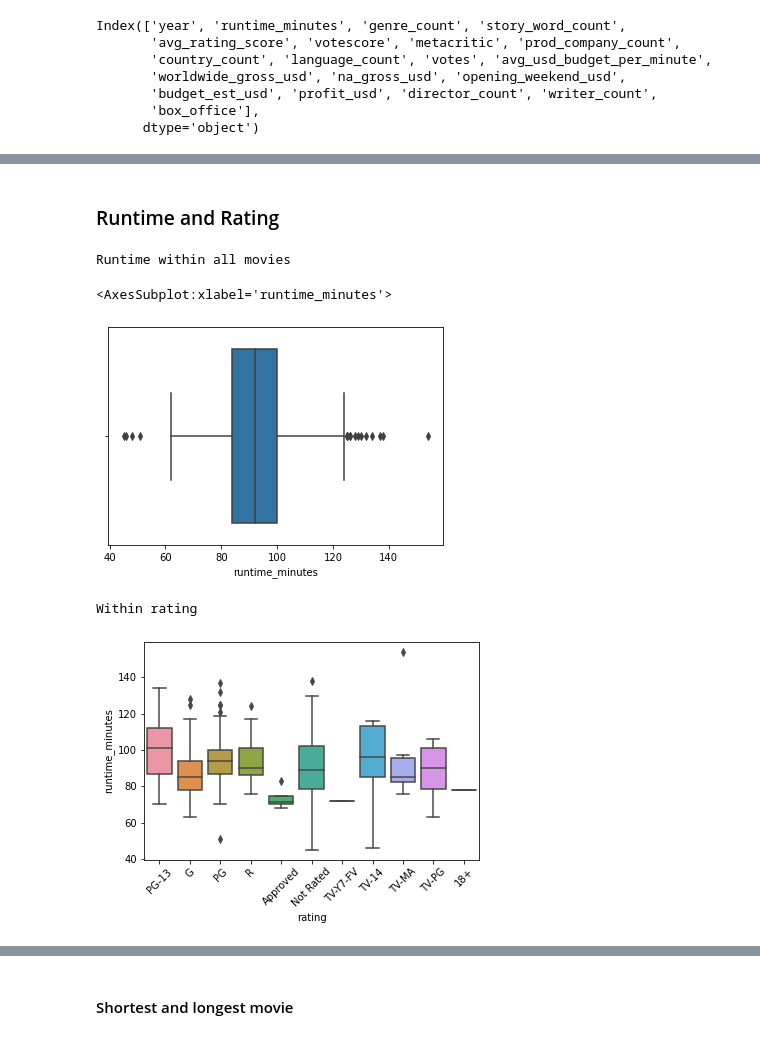
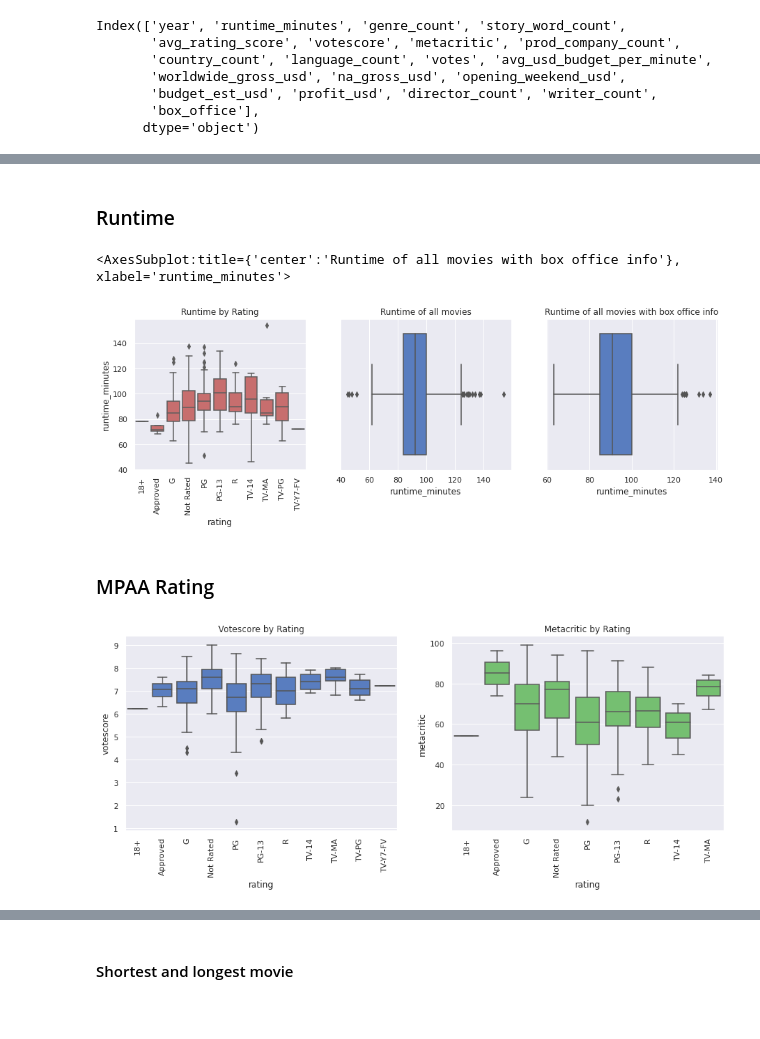
Before and after one commit to MSB46/DataProjects, a Jupyter notebook: Tomatoes/data_eda.ipynb, the cells around one changed output, grey strips where cells are left out. Drawn from its saved outputs; the diff is of its cells as text; code cells hidden in the pictures.

```diff
--- a/Tomatoes/data_eda.ipynb
+++ b/Tomatoes/data_eda.ipynb
@@ -76,0 +121,15 @@ print(df_validBO['worldwide_gross_usd'].corr(df_validBO['runtime_minutes']))
+# %%
+# Reference for Eras in Animation: https://tvtropes.org/pmwiki/pmwiki.php/Main/HistoryOfAnimation
+def year_categorize(x):
+    if x < 1960:
+        return 'Golden Era'
+    elif x >= 1960 and x < 1985:
+        return 'Dark Era'
+    elif x >= 1985 and x < 2000:
+        return 'Renaissance Era'
+    else:
+        return 'Millennium Era'
+
+df['year_period'] = df['year'].map(year_categorize)
+temp = df.pop("year_period")
+df.insert(3, "year_period", temp)
@@ -77,17 +163,40 @@ print(df_validBO['worldwide_gross_usd'].corr(df_validBO['runtime_minutes']))
 # %% [markdown]
-### Runtime and Rating
+### Runtime
+# %%
+order = sorted(df.rating.unique())
 # %%
-print("Runtime within all movies")
-sns.boxplot(x=df['runtime_minutes'])
+sns.set_theme(palette="muted")
+
+f, (ax1,ax2,ax3) = plt.subplots(1,3, figsize=(15, 4))
+
+sns.boxplot(data=df, y='runtime_minutes', x ='rating', ax=ax1, order=order, color='r')
+ax1.title.set_text('Runtime by Rating')
+ax1.tick_params(axis='x', rotation=90)
+
+ax2.title.set_text('Runtime of all movies')
+sns.boxplot(data=df, x='runtime_minutes', ax=ax2)
+
+ax3.title.set_text('Runtime of all movies with box office info')
+sns.boxplot(x=df_validBO['runtime_minutes'], ax=ax3)
 # %% [output]
-Runtime within all movies
+<AxesSubplot:title={'center':'Runtime of all movies with box office info'}, xlabel='runtime_minutes'>
-<AxesSubplot:xlabel='runtime_minutes'>
-[figure, old version]
+[figure, new version]
+# %% [markdown]
+### MPAA Rating
 # %%
-print("Within rating")
-sns.boxplot(data=df ,y='runtime_minutes', x='rating')
-plt.tick_params(axis='x', rotation=45)
+# Runtime within rating
+f, (ax1,ax2) = plt.subplots(1,2,figsize=(15,5))
+
+sns.boxplot(data=df, y='votescore', x='rating',ax=ax1, order=order, color='b')
+ax1.title.set_text('Votescore by Rating')
+ax1.tick_params(axis='x', rotation=90)
+
+sns.boxplot(data=df[df['metacritic'] > -1], y='metacritic', x='rating',ax=ax2,
+            order=sorted(df[df['metacritic'] > -1].rating.unique()), color='g')
+ax2.title.set_text('Metacritic by Rating')
+ax2.tick_params(axis='x', rotation=90)
+
+f.savefig('graphs/vote_meta_by_rating.png', bbox_inches='tight')
 plt.show()
 # %% [output]
-Within rating
-[figure, old version]
+[figure, new version]
```
Also changed, not shown: parts of 101 cells of this notebook, 25 other files.
